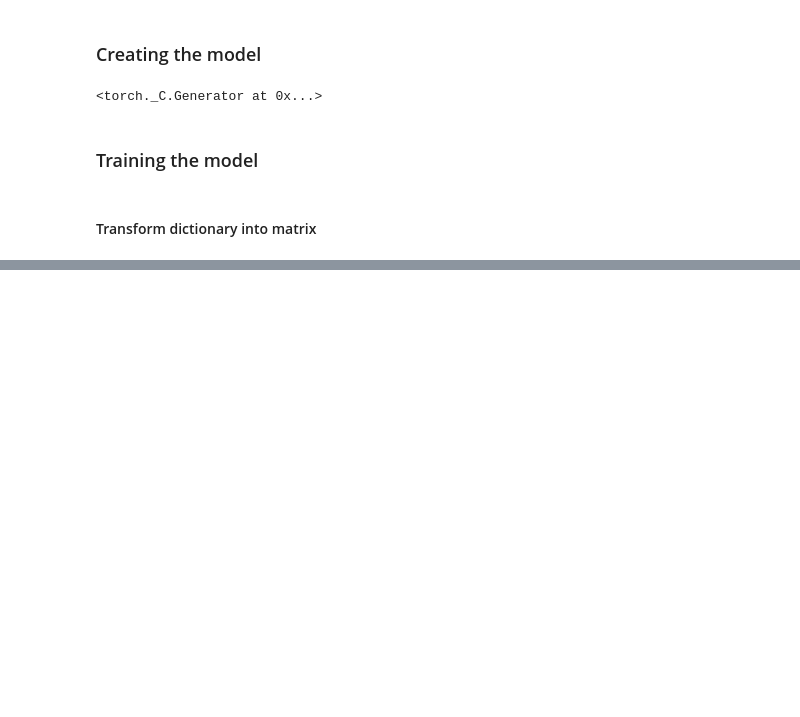
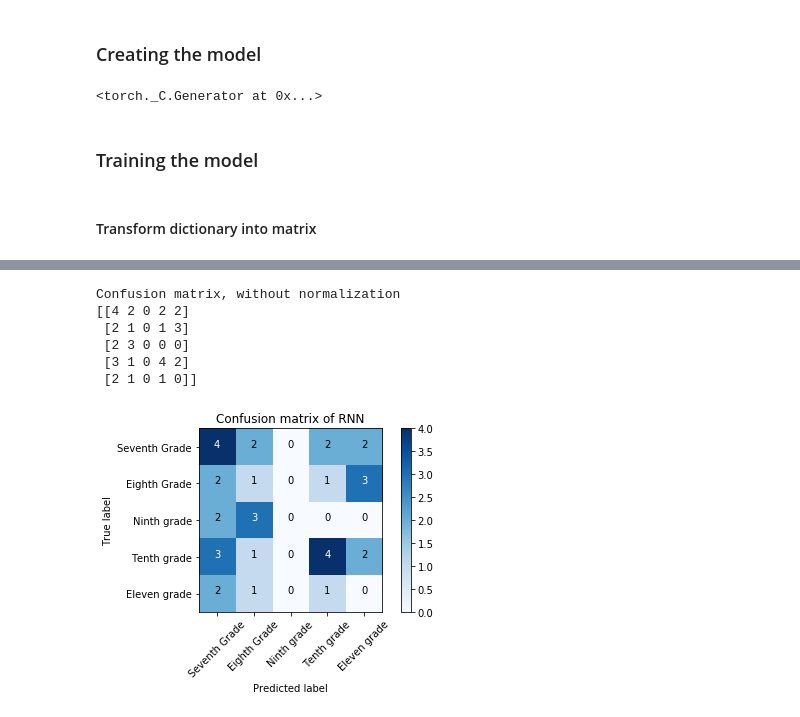
Before and after one commit to Greenhv/Tesis, a Jupyter notebook: Notebook/Pytorch class.ipynb, the cells around one changed output, grey strips where cells are left out. Drawn from its saved outputs; the diff is of its cells as text; code cells hidden in the pictures; blank space fills up the shorter version.

```diff
--- a/Notebook/Pytorch class.ipynb
+++ b/Notebook/Pytorch class.ipynb
@@ -395,0 +539,12 @@ RuntimeError: invalid argument 2: size '[300 x 32 x -1]' is invalid for input wi
+# %%
+plot_title = 'Confusion matrix of RNN'
+plt.figure()
+plot_confusion_matrix(confusionMatrixs[1], classes=CLASSES, title=plot_title)
+# %% [output]
+Confusion matrix, without normalization
+[[4 2 0 2 2]
+ [2 1 0 1 3]
+ [2 3 0 0 0]
+ [3 1 0 4 2]
+ [2 1 0 1 0]]
+[figure, added]
```
Also changed, not shown: parts of 26 cells of this notebook, 1 other file.
